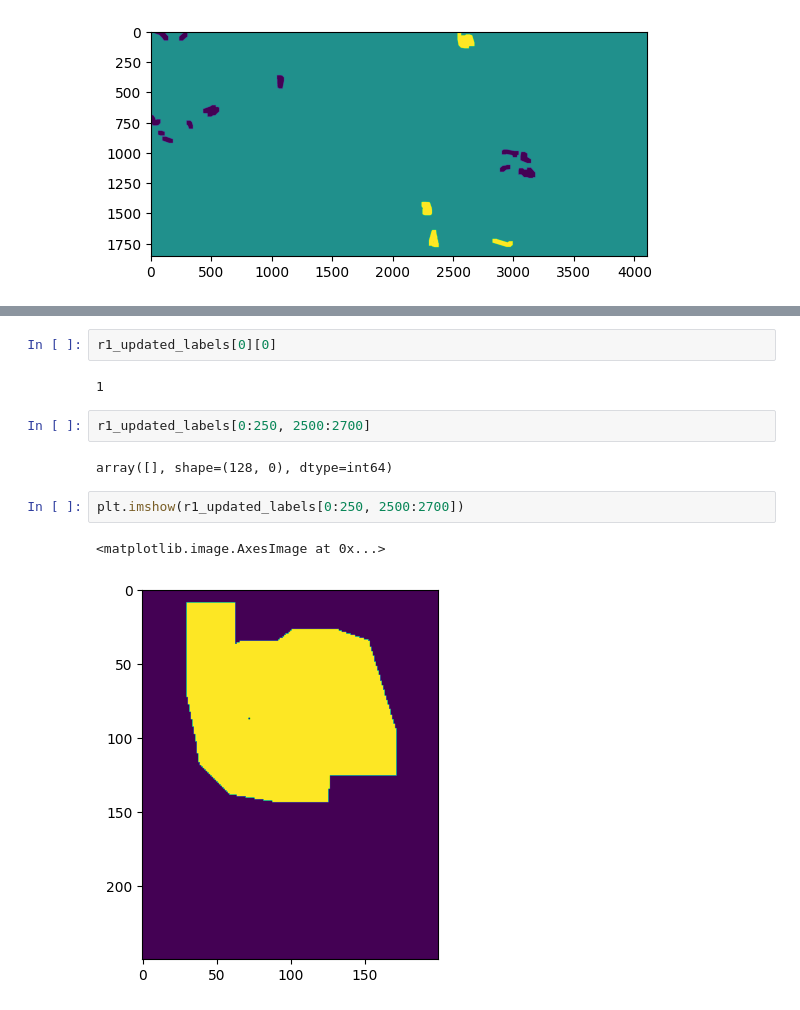
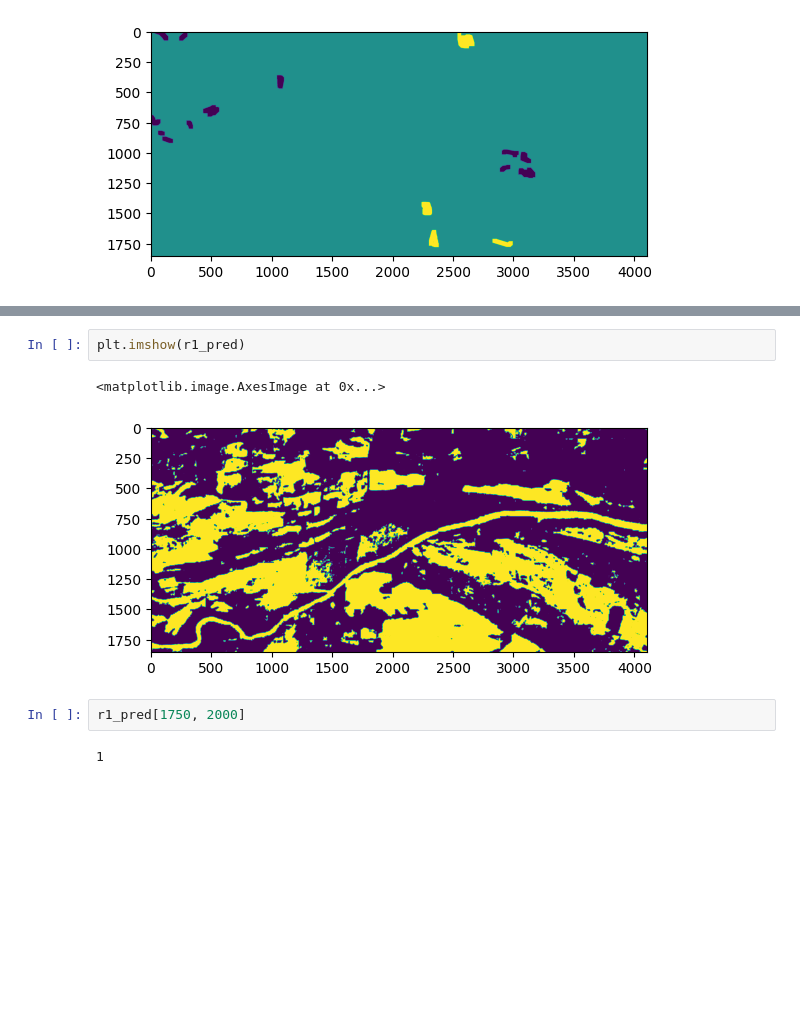
Before and after one commit to yuwa2020/burn-scars, a Jupyter notebook: public/scripts/data_al/binarize_forest_label.ipynb, the cells around one changed output, grey strips where cells are left out. Saved outputs shown, nothing was run; the diff lists cells and outputs as text; blank space fills up the shorter version.

```diff
--- a/public/scripts/data_al/binarize_forest_label.ipynb
+++ b/public/scripts/data_al/binarize_forest_label.ipynb
@@ -174,15 +202,11 @@ np.unique(r1_updated_labels)
 # %% [output]
 array([0, 1])
-# %%
-r1_updated_labels[0][0]
-# %% [output]
-1
-# %%
-r1_updated_labels[0:250, 2500:2700]
-# %% [output]
-array([], shape=(128, 0), dtype=int64)
-# %%
-plt.imshow(r1_updated_labels[0:250, 2500:2700])
-# %% [output]
-<matplotlib.image.AxesImage at 0x...>
-[figure, removed]
+# %%
+plt.imshow(r1_pred)
+# %% [output]
+<matplotlib.image.AxesImage at 0x...>
+[figure, added]
+# %%
+r1_pred[1750, 2000]
+# %% [output]
+1
```
Also changed, not shown: parts of 14 cells of this notebook, 17 other files.
